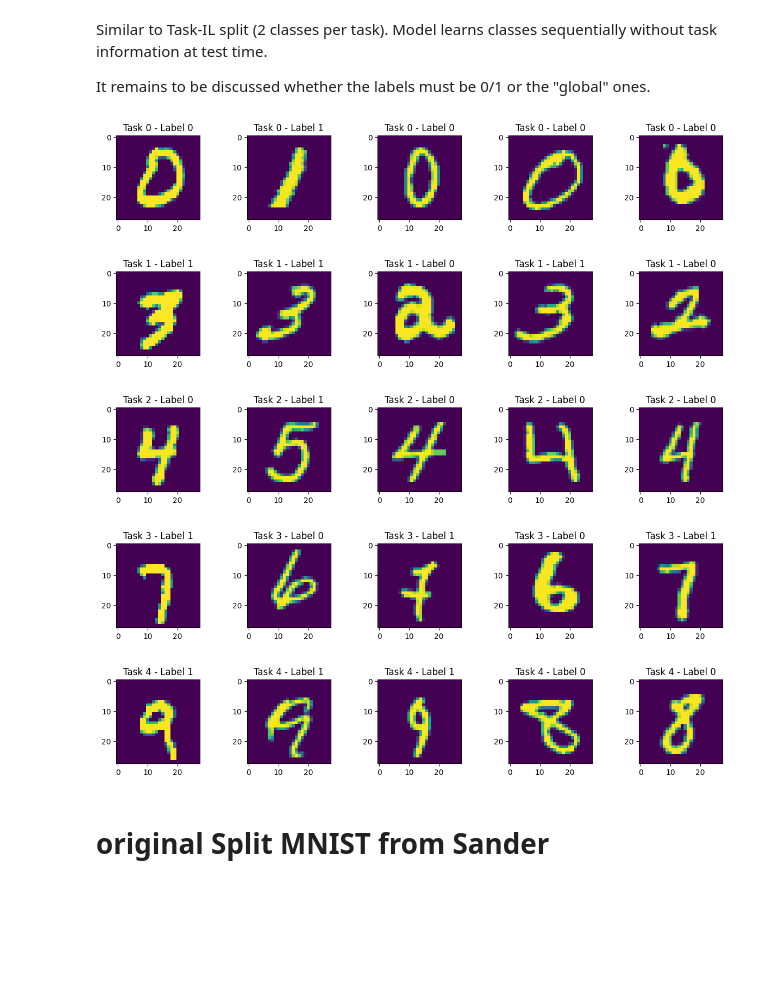
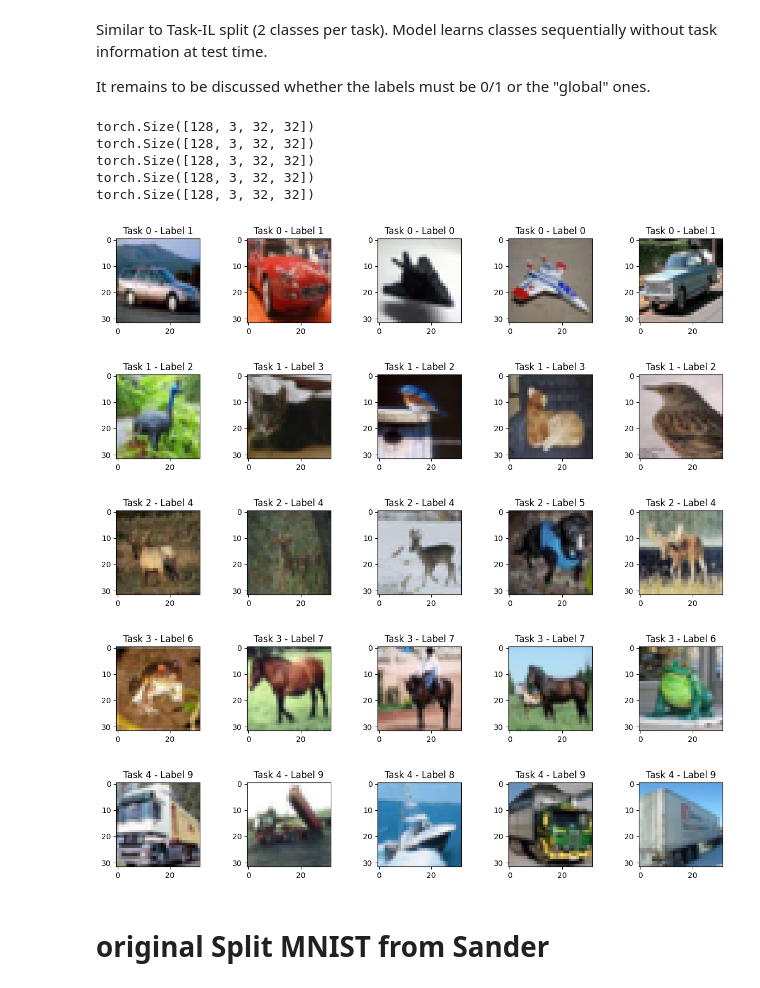
Before and after one commit to s-de-haan/Equilibrium-Fisher-Control, a Jupyter notebook: incremental_learning_types.ipynb, the cells around one changed output. Saved outputs shown, nothing was run; the diff lists cells and outputs as text; code cells hidden in the pictures; blank space fills up the shorter version.

```diff
--- a/incremental_learning_types.ipynb
+++ b/incremental_learning_types.ipynb
@@ -16,11 +20,16 @@ config = dotdict(config)
 # %% [markdown]
 # Visualize Domains
 # %%
-def visualize_domains(tasks_dataloaders):
+def visualize_domains(tasks_dataloaders, type = "MNIST"):
     for task_id, (train_loader, test_loader) in enumerate(tasks_dataloaders):
         plt.figure(figsize=(15, 2))
         batch_img, batch_targets = next(iter(train_loader))
-        batch_img = batch_img.reshape(-1, 28, 28)
+        if type == "CIFAR":
+            print(batch_img.shape)
+            ## Put the channels at the end
+            batch_img = batch_img.permute(0, 2, 3, 1)
+        else:
+            batch_img = batch_img.reshape(-1, 28, 28)
         for img_index in range(5):
             plt.subplot(1, 5, img_index+1)
             plt.imshow(batch_img[img_index].numpy())
@@ -61,14 +82,20 @@ Similar to Task-IL split (2 classes per task). Model learns classes sequentially
 
 It remains to be discussed whether the labels must be 0/1 or the "global" ones.
 # %%
-task_dataloader = ClassILMNIST(config=config).get_all_tasks_dataloaders()
-visualize_domains(task_dataloader)
+# task_dataloader = ClassILMNIST(config=config).get_all_tasks_dataloaders()
+task_dataloader = ClassILCIFAR10(config=config).get_all_tasks_dataloaders()
+visualize_domains(task_dataloader, type = "CIFAR")
 # %% [output]
+torch.Size([128, 3, 32, 32])
+torch.Size([128, 3, 32, 32])
+torch.Size([128, 3, 32, 32])
+torch.Size([128, 3, 32, 32])
+torch.Size([128, 3, 32, 32])
-[figure, old version]
+[figure, new version]
-[figure, old version]
+[figure, new version]
-[figure, old version]
+[figure, new version]
-[figure, old version]
+[figure, new version]
-[figure, old version]
+[figure, new version]
 # %% [markdown]
 # original Split MNIST from Sander
 # %% [markdown]
```
Also changed, not shown: parts of 3 cells of this notebook, 4 other files.
